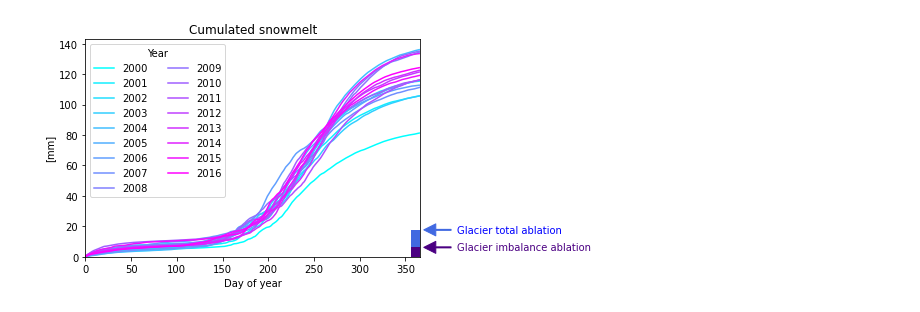
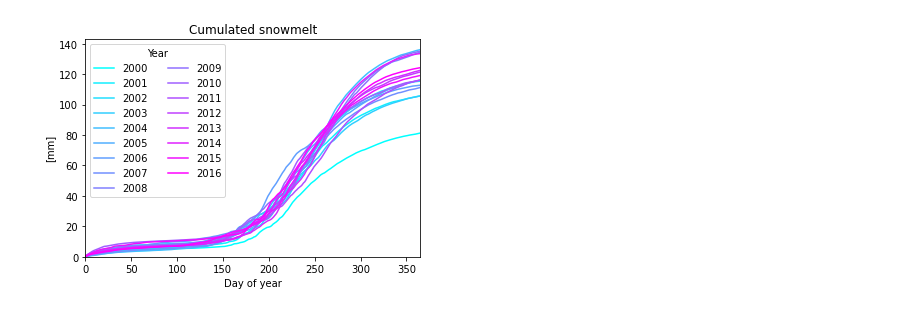
Before and after one commit to sgascoin/HMA-Snow-Reanalysis-scripts, a Jupyter notebook: hmasr-plot.ipynb, the cells around one changed output. Drawn from its saved outputs; the diff is of its cells as text; code cells hidden in the pictures.

```diff
--- a/hmasr-plot.ipynb
+++ b/hmasr-plot.ipynb
@@ -33,22 +38,12 @@ snowmelt_m3 = readTable('tables/HMA_SR_D_v01_DAYM3_SNOWMELT_'+BV+'.csv')
 sublim_mm = readTable('tables/HMA_SR_D_v01_MMCUM_SUBLIM_'+BV+'.csv')
 sublim_m3 = readTable('tables/HMA_SR_D_v01_DAYM3_SUBLIM_'+BV+'.csv')
 # %%
-# Plot cumulated snowmelt, compare to glacier ablation
-t0,tf = 0,366
+# Plot cumulated snowmelt
+t0,tf = 0,365
 ax = snowmelt_mm.plot(colormap='cool')
-ax.annotate('Glacier total ablation', xy=(tf, TotAbl),
-            verticalalignment='center', xytext=(tf+40, TotAbl),
-            arrowprops=dict(color='royalblue', shrink=0.1, width=1),
-           **{'color':'blue'})
-ax.annotate('Glacier imbalance ablation', xy=(tf, ImAbl),
-            verticalalignment='center', xytext=(tf+40, ImAbl),
-            arrowprops=dict(color='indigo', shrink=0.1, width=1),
-           **{'color':'indigo'})
 ax.set(ylabel='[mm]', title='Cumulated snowmelt')
 ax.set_xlim(left=t0, right=tf)
 ax.set_ylim(bottom=0)
-ax.legend(loc='upper left',ncol=2, title='Year')
-ax.add_patch(patches.Rectangle((tf-10, 0), tf, TotAbl, facecolor = 'royalblue'))
-ax.add_patch(patches.Rectangle((tf-10, 0), tf, ImAbl, facecolor = 'indigo'));
+ax.legend(loc='upper left',ncol=2, title='Year');
 # %% [output]
-[figure, old version]
+[figure, new version]
```
Also changed, not shown: parts of 11 cells of this notebook.
